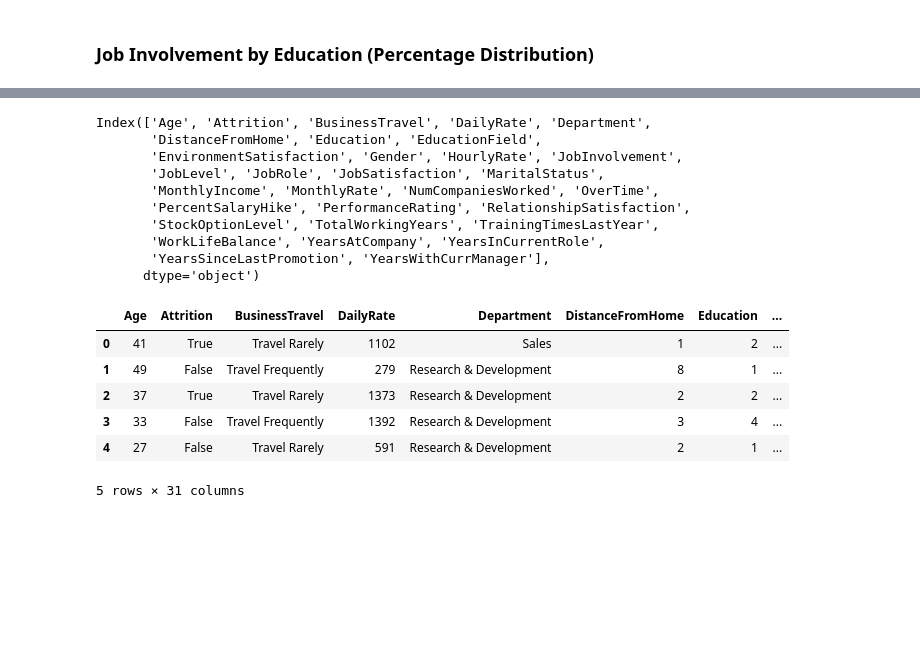
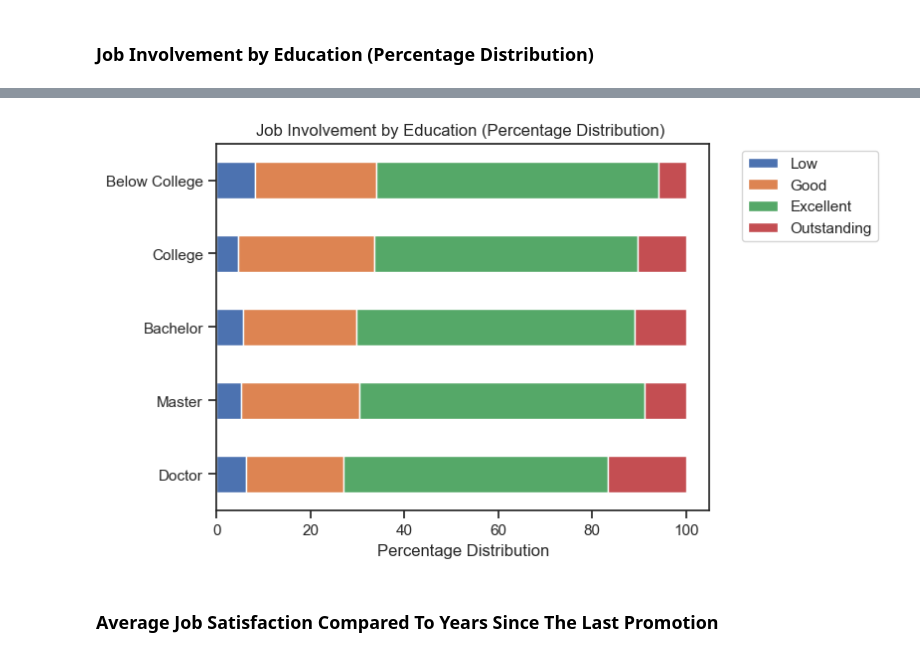
Before and after one commit to matbochenek42/Python-Analysis-of-Employee-Attrition-and-Performance, a Jupyter notebook: 4_Employee Satisfaction Analysis.ipynb, the cells around one changed output, grey strips where cells are left out. Saved outputs shown, nothing was run; the diff lists cells and outputs as text; code cells hidden in the pictures; blank space fills up the shorter version.

```diff
--- a/4_Employee Satisfaction Analysis.ipynb
+++ b/4_Employee Satisfaction Analysis.ipynb
@@ -248,15 +174,10 @@ education["Ratio"] = education["Ratio"].round(2)
 # %%
 # removing columns
 
-education.drop(labels=["count_x", "count_y"], axis=1, inplace=True)
+education2.drop(labels=["count_x", "count_y"], axis=1, inplace=True)
 # %%
-education = education.pivot(index="Education", columns="Job Involvement Rating", values="Ratio")
+# pivot table
 
-# rysowanie
-education.plot(kind="barh", stacked=True)
+education2 = education2.pivot(index="Education", columns="Job Involvement Rating", values="Ratio")
 
-plt.xlabel("Percentage Distribution")
-plt.ylabel("")
-
-plt.legend(bbox_to_anchor=(1.05, 1), loc="upper left")
-plt.show()
+education2.reset_index(inplace=True)
@@ -265,23 +184,29 @@ plt.show()
-# %%
-df.columns
-# %% [output]
-Index(['Age', 'Attrition', 'BusinessTravel', 'DailyRate', 'Department',
-       'DistanceFromHome', 'Education', 'EducationField',
-       'EnvironmentSatisfaction', 'Gender', 'HourlyRate', 'JobInvolvement',
-       'JobLevel', 'JobRole', 'JobSatisfaction', 'MaritalStatus',
-       'MonthlyIncome', 'MonthlyRate', 'NumCompaniesWorked', 'OverTime',
-       'PercentSalaryHike', 'PerformanceRating', 'RelationshipSatisfaction',
-       'StockOptionLevel', 'TotalWorkingYears', 'TrainingTimesLastYear',
-       'WorkLifeBalance', 'YearsAtCompany', 'YearsInCurrentRole',
-       'YearsSinceLastPromotion', 'YearsWithCurrManager'],
-      dtype='object')
-# %%
-df.head(5)
-# %% [output]
-|  | Age | Attrition | BusinessTravel | DailyRate | Department | DistanceFromHome | Education | ... |
-| 0 | 41 | True | Travel Rarely | 1102 | Sales | 1 | 2 | ... |
-| 1 | 49 | False | Travel Frequently | 279 | Research & Development | 8 | 1 | ... |
-| 2 | 37 | True | Travel Rarely | 1373 | Research & Development | 2 | 2 | ... |
-| 3 | 33 | False | Travel Frequently | 1392 | Research & Development | 3 | 4 | ... |
-| 4 | 27 | False | Travel Rarely | 591 | Research & Development | 2 | 1 | ... |
-5 rows × 31 columns
+# %%
+# odering the data
+
+education2.sort_values(by=["Education"], inplace=True)
+# %%
+# getting rid of numbers in the age group column
+
+education2["Education"] = education2["Education"].str[2:]
+
+education2.rename(columns={"1.Low" : "Low", "2.Good" : "Good", "3.Excellent" : "Excellent", "4.Outstanding" : "Outstanding"}, inplace=True)
+
+education2.set_index(keys="Education", inplace=True)
+# %%
+# chart
+
+axis = education2.plot(kind="barh", stacked=True)
+
+plt.title("Job Involvement by Education (Percentage Distribution) ")
+plt.xlabel("Percentage Distribution")
+plt.ylabel("")
+
+axis.invert_yaxis()
+
+plt.legend(bbox_to_anchor=(1.05, 1), loc="upper left")
+plt.show()
+# %% [output]
+[figure, added]
+# %% [markdown]
+### Average Job Satisfaction Compared To Years Since The Last Promotion
```
Also changed, not shown: parts of 21 cells of this notebook.
